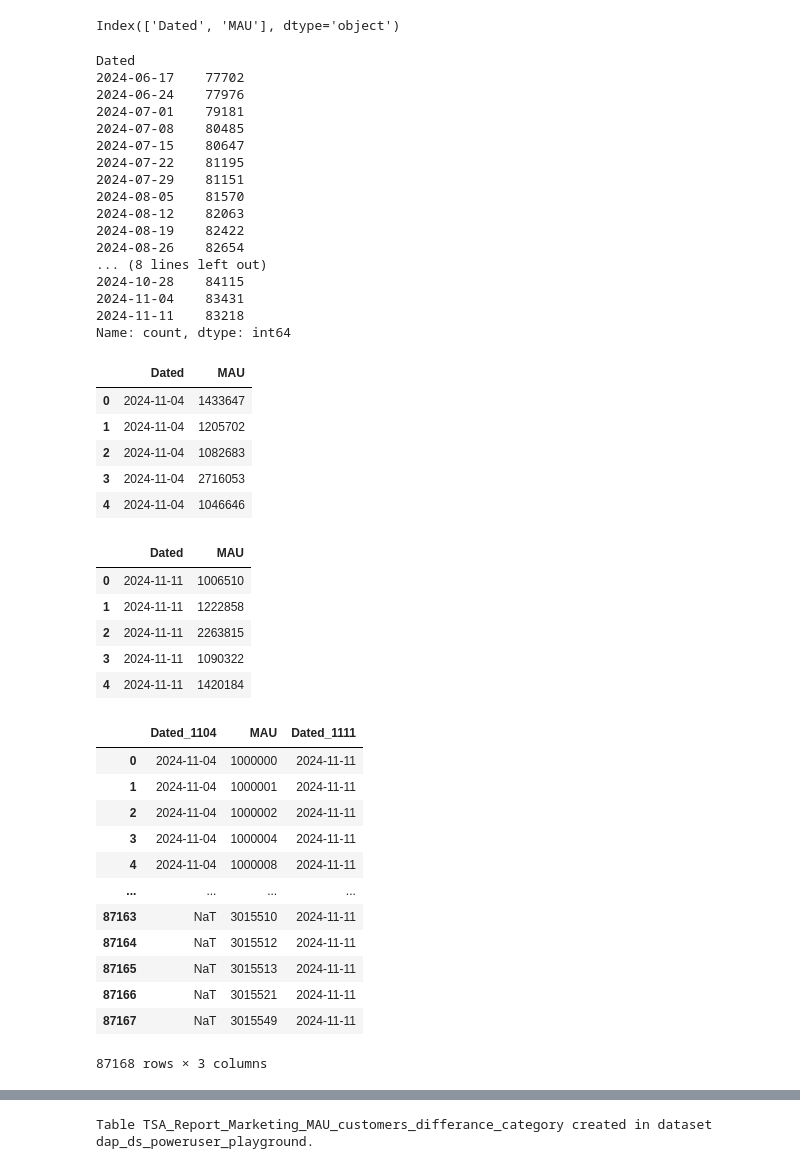
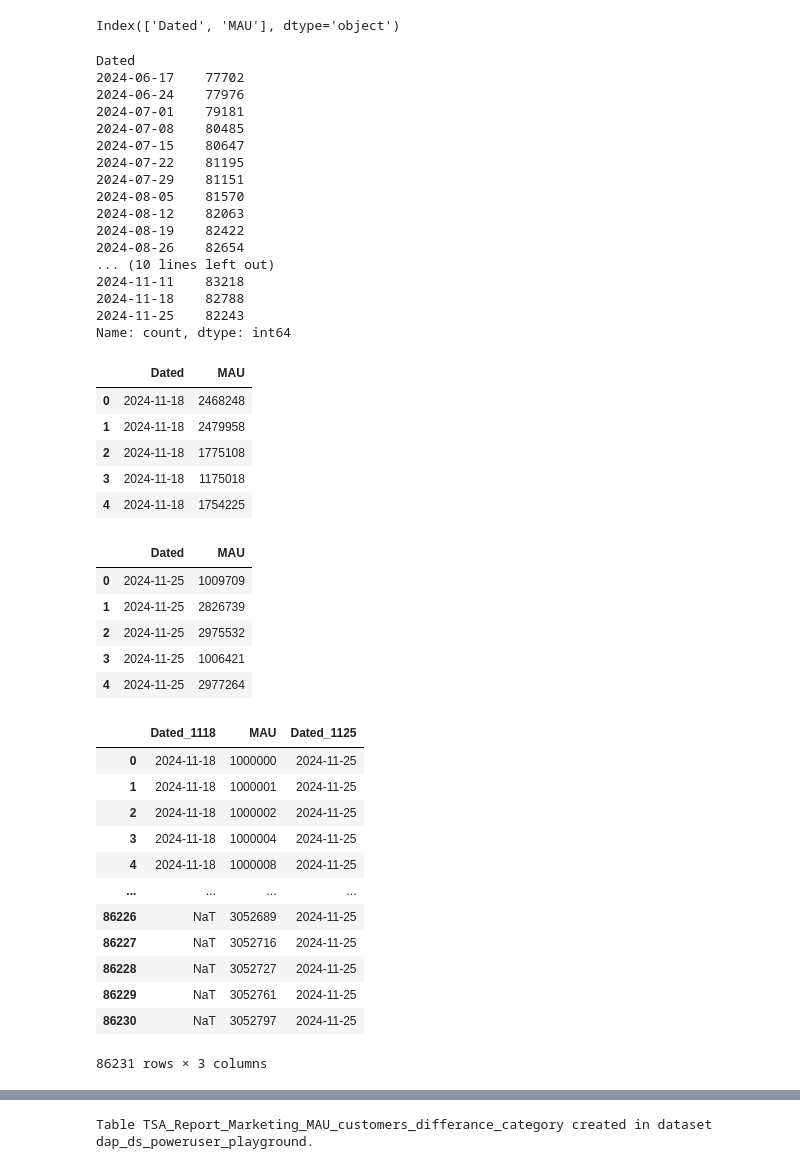
Before and after one commit to dchakroborti-tonik/MAU_MMAU_REPORT, a Jupyter notebook: TSA_REPORT_TEMPLATE_v2.ipynb, the cells around one changed output, grey strips where cells are left out. Drawn from its saved outputs; the diff is of its cells as text; code cells hidden in the pictures.

Commit message:
Updated week starting 25-11-2024

```diff
--- a/TSA_REPORT_TEMPLATE_v2.ipynb
+++ b/TSA_REPORT_TEMPLATE_v2.ipynb
@@ -35,8 +35,8 @@ def get_week_start_dates(start_date, end_date):
         current_date += relativedelta(weeks=1)
     return week_start_dates
 
-start_date = datetime.date(2024, 11, 11)
-end_date = datetime.date(2024, 11, 17)
+start_date = datetime.date(2024, 11, 25)
+end_date = datetime.date(2024, 12, 1)
 
 week_start_dates = get_week_start_dates(start_date, end_date)
 print(week_start_dates)
@@ -752,51 +748,51 @@ Dated
 2024-08-12    82063
 2024-08-19    82422
 2024-08-26    82654
-... (8 lines left out)
-2024-10-28    84115
-2024-11-04    83431
+... (10 lines left out)
 2024-11-11    83218
+2024-11-18    82788
+2024-11-25    82243
 Name: count, dtype: int64
 # %%
 # Separate data into two dataframes based on date
-df_1104 = df[df['Dated'] == '2024-11-04'].reset_index(drop=True)
-df_1111 = df[df['Dated'] == '2024-11-11'].reset_index(drop=True)
+df_1118 = df[df['Dated'] == '2024-11-18'].reset_index(drop=True)
+df_1125 = df[df['Dated'] == '2024-11-25'].reset_index(drop=True)
 # %%
-df_1104.head()
+df_1118.head()
 # %% [output]
 |  | Dated | MAU |
-| 0 | 2024-11-04 | 1433647 |
-| 1 | 2024-11-04 | 1205702 |
-| 2 | 2024-11-04 | 1082683 |
-| 3 | 2024-11-04 | 2716053 |
-| 4 | 2024-11-04 | 1046646 |
+| 0 | 2024-11-18 | 2468248 |
+| 1 | 2024-11-18 | 2479958 |
+| 2 | 2024-11-18 | 1775108 |
+| 3 | 2024-11-18 | 1175018 |
+| 4 | 2024-11-18 | 1754225 |
 # %%
-df_1111.head()
+df_1125.head()
 # %% [output]
 |  | Dated | MAU |
-| 0 | 2024-11-11 | 1006510 |
-| 1 | 2024-11-11 | 1222858 |
-| 2 | 2024-11-11 | 2263815 |
-| 3 | 2024-11-11 | 1090322 |
-| 4 | 2024-11-11 | 1420184 |
+| 0 | 2024-11-25 | 1009709 |
+| 1 | 2024-11-25 | 2826739 |
+| 2 | 2024-11-25 | 2975532 |
+| 3 | 2024-11-25 | 1006421 |
+| 4 | 2024-11-25 | 2977264 |
 # %%
 # Merge to find customers present on both dates
-merged = pd.merge(df_1104, df_1111, on='MAU', suffixes=('_1104', '_1111'), how='outer')
+merged = pd.merge(df_1118, df_1125, on='MAU', suffixes=('_1118', '_1125'), how='outer')
 merged
 # %% [output]
-|  | Dated_1104 | MAU | Dated_1111 |
-| 0 | 2024-11-04 | 1000000 | 2024-11-11 |
-| 1 | 2024-11-04 | 1000001 | 2024-11-11 |
-| 2 | 2024-11-04 | 1000002 | 2024-11-11 |
-| 3 | 2024-11-04 | 1000004 | 2024-11-11 |
-| 4 | 2024-11-04 | 1000008 | 2024-11-11 |
+|  | Dated_1118 | MAU | Dated_1125 |
+| 0 | 2024-11-18 | 1000000 | 2024-11-25 |
+| 1 | 2024-11-18 | 1000001 | 2024-11-25 |
+| 2 | 2024-11-18 | 1000002 | 2024-11-25 |
+| 3 | 2024-11-18 | 1000004 | 2024-11-25 |
+| 4 | 2024-11-18 | 1000008 | 2024-11-25 |
 | ... | ... | ... | ... |
-| 87163 | NaT | 3015510 | 2024-11-11 |
-| 87164 | NaT | 3015512 | 2024-11-11 |
-| 87165 | NaT | 3015513 | 2024-11-11 |
-| 87166 | NaT | 3015521 | 2024-11-11 |
-| 87167 | NaT | 3015549 | 2024-11-11 |
+| 86226 | NaT | 3052689 | 2024-11-25 |
+| 86227 | NaT | 3052716 | 2024-11-25 |
+| 86228 | NaT | 3052727 | 2024-11-25 |
+| 86229 | NaT | 3052761 | 2024-11-25 |
+| 86230 | NaT | 3052797 | 2024-11-25 |
-87168 rows × 3 columns
+86231 rows × 3 columns
 # %%
 # Function to categorize customer presence
 def categorize_presence(row):
```
Also changed, not shown: parts of 35 cells of this notebook.
